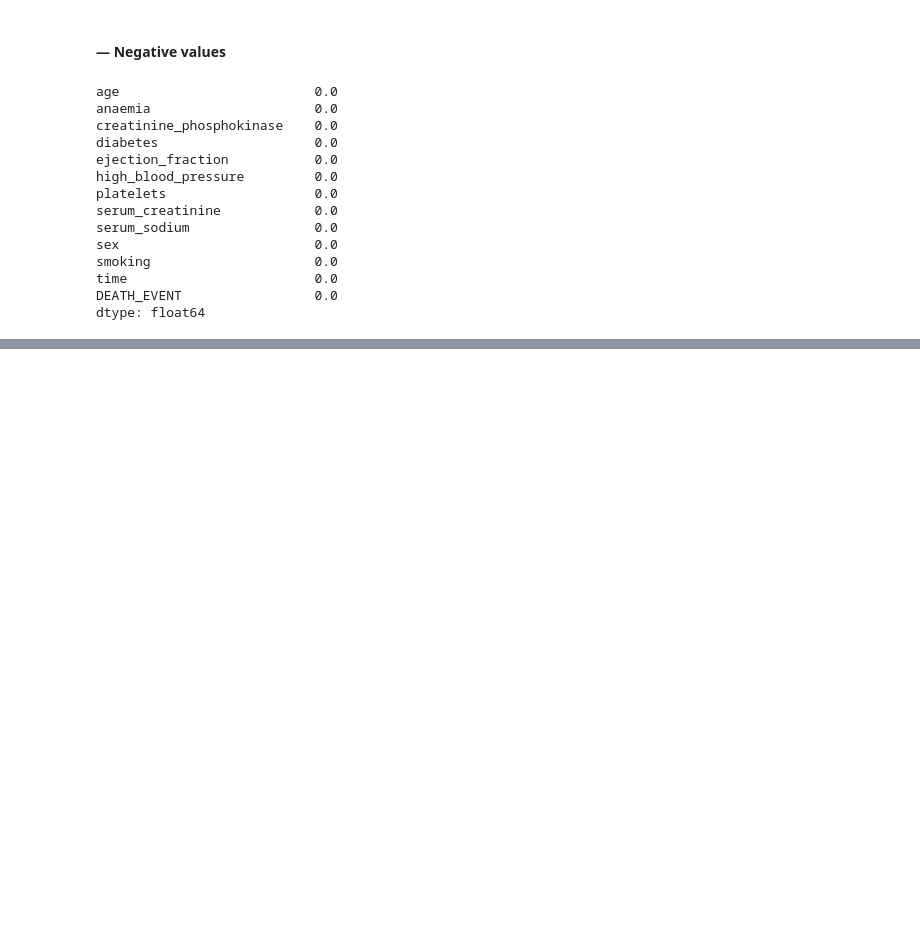
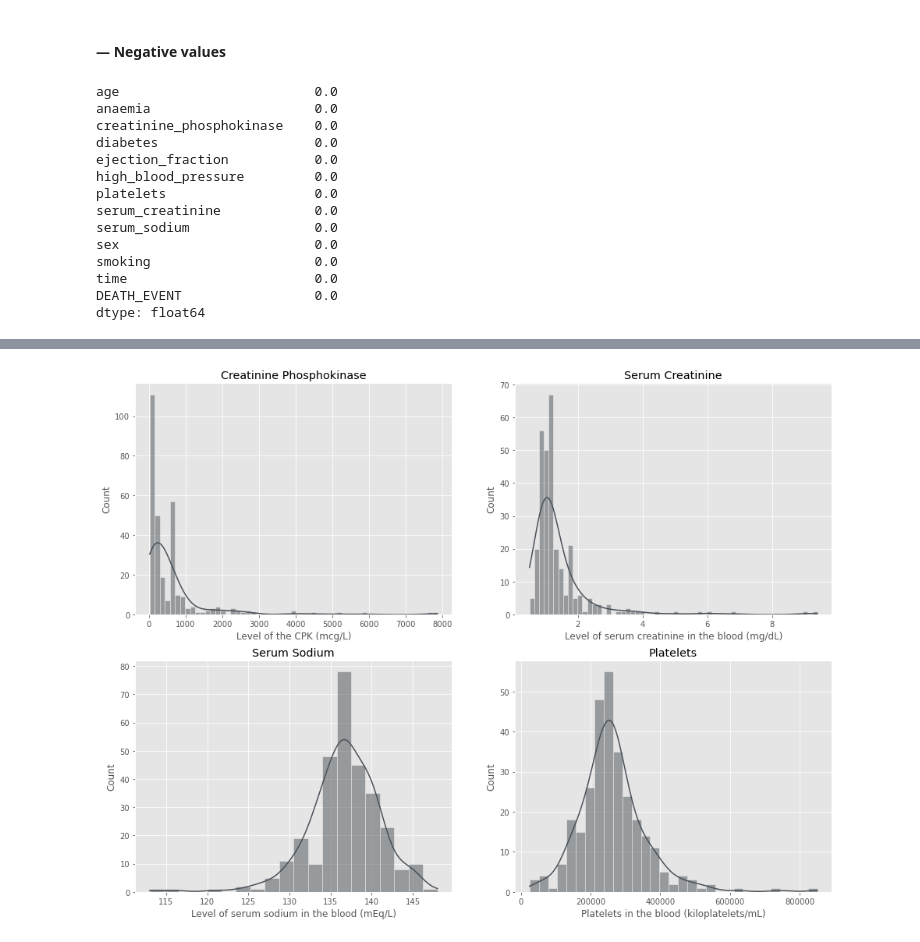
Before and after one commit to mizydorek/Programming-for-Data-Analysis-Project, a Jupyter notebook: project.ipynb, the cells around one changed output, grey strips where cells are left out. Drawn from its saved outputs; the diff is of its cells as text; code cells hidden in the pictures; blank space fills up the shorter version.

```diff
--- a/project.ipynb
+++ b/project.ipynb
@@ -194,0 +222,8 @@ dtype: float64
+# %%
+fig, axes = plt.subplots(2, 2, figsize=(16,12))
+sns.histplot(df.creatinine_phosphokinase, kde=True, ax=axes[0,0]).set(title='Creatinine Phosphokinase', xlabel="Level of the CPK (mcg/L)");
+sns.histplot(df.serum_creatinine, kde=True, ax=axes[0,1]).set(title='Serum Creatinine', xlabel="Level of serum creatinine in the blood (mg/dL)");
+sns.histplot(df.serum_sodium, kde=True, ax=axes[1,0]).set(title='Serum Sodium', xlabel="Level of serum sodium in the blood (mEq/L)");
+sns.histplot(df.platelets, kde=True, ax=axes[1,1]).set(title='Platelets', xlabel="Platelets in the blood (kiloplatelets/mL)");
+# %% [output]
+[figure, added]
```
Also changed, not shown: parts of 6 cells of this notebook.
